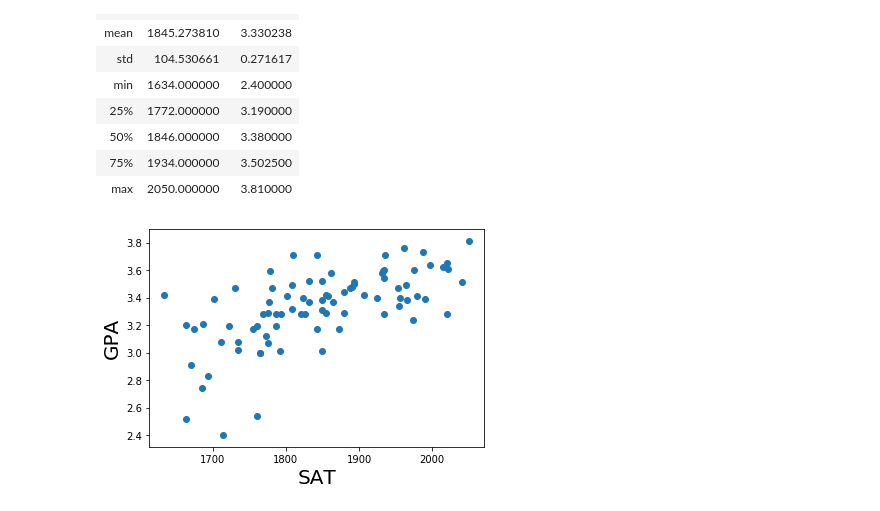
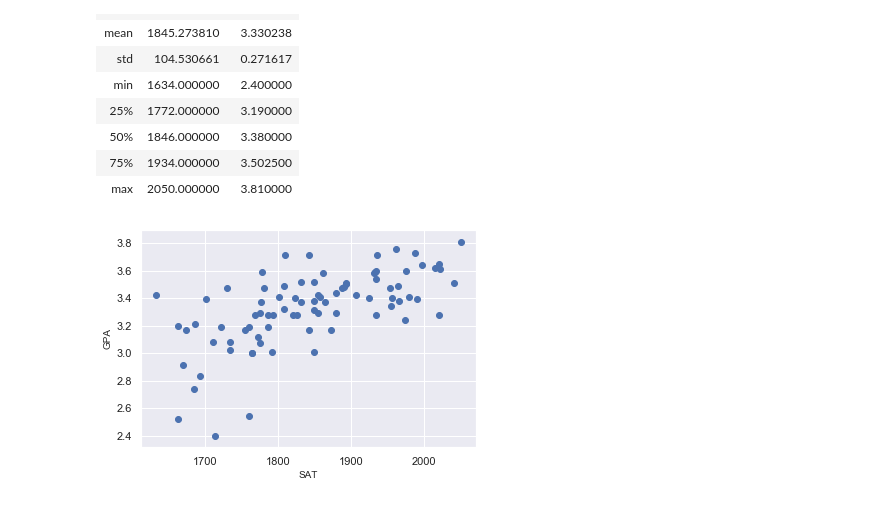
Before and after one commit to LiuHaoLung/10-Machine_Learning, a Jupyter notebook: Regression/Python/SimpleLinearRegression.ipynb, the cells around one changed output. Saved outputs shown, nothing was run; the diff lists cells and outputs as text; code cells hidden in the pictures.

```diff
--- a/Regression/Python/SimpleLinearRegression.ipynb
+++ b/Regression/Python/SimpleLinearRegression.ipynb
@@ -3,7 +3,9 @@ import numpy as np
 import pandas as pd
 import matplotlib.pyplot as plt
 import statsmodels.api as sm
+import seaborn as sns
 %matplotlib inline
+sns.set()
 # %%
 data = pd.read_csv('1.01. Simple linear regression.csv')
 # %%
@@ -50,12 +52,12 @@ x1 = data['SAT']
 # %%
 # the higher the SAT of student, the higher their GPA
 
 plt.scatter(x1,y)
-plt.xlabel('SAT', fontsize = 20)
-plt.ylabel('GPA', fontsize = 20)
+plt.xlabel('SAT', fontsize = 10)
+plt.ylabel('GPA', fontsize = 10)
 plt.show()
 # %% [output]
-[figure, old version]
+[figure, new version]
 # %%
 x = sm.add_constant(x1)
 # %%
```
Also changed, not shown: parts of 5 cells of this notebook, 1 other file.
